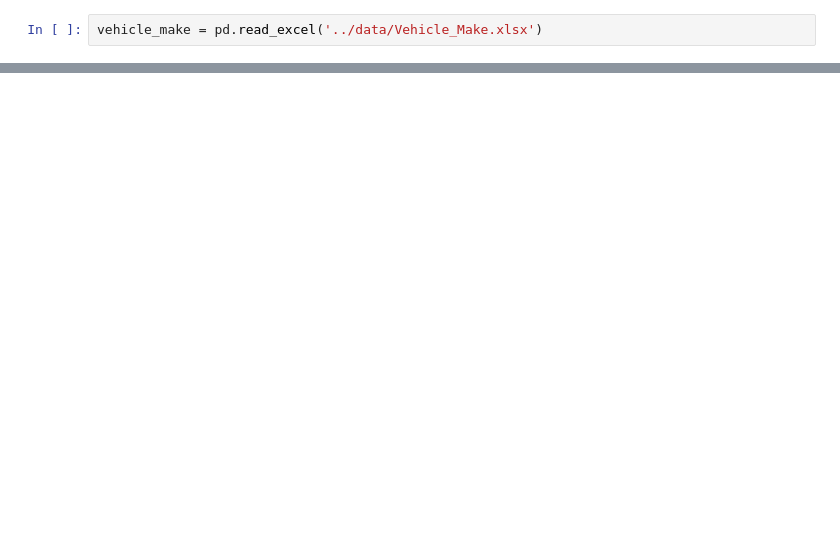
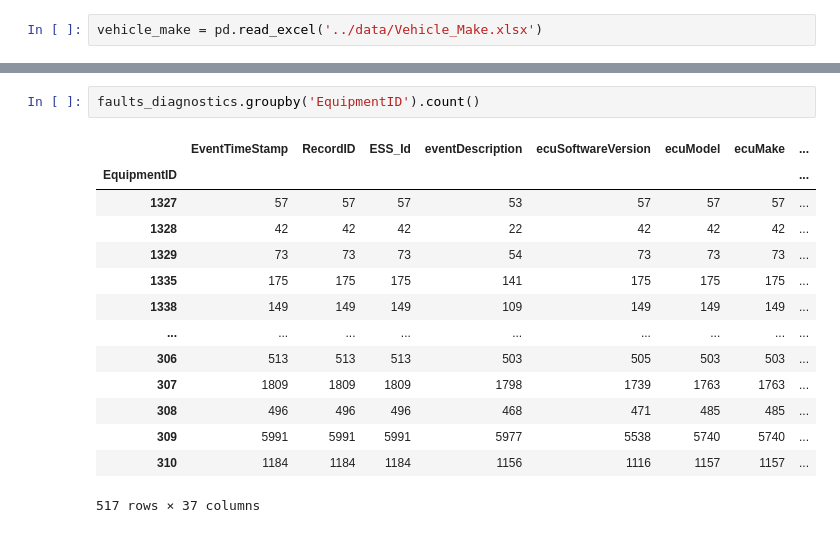
Before and after one commit to nss-data-science-cohort-5/big_g_express-rickrollers, a Jupyter notebook: notebooks/big_g_express.ipynb, the cells around one changed output, grey strips where cells are left out. Saved outputs shown, nothing was run; the diff lists cells and outputs as text; blank space fills up the shorter version.

```diff
--- a/notebooks/big_g_express.ipynb
+++ b/notebooks/big_g_express.ipynb
@@ -213,0 +249,17 @@ vehicle_make = pd.read_excel('../data/Vehicle_Make.xlsx')
+# %%
+faults_diagnostics.groupby('EquipmentID').count()
+# %% [output]
+|  | EventTimeStamp | RecordID | ESS_Id | eventDescription | ecuSoftwareVersion | ecuModel | ecuMake | ... |
+| EquipmentID |  |  |  |  |  |  |  | ... |
+| 1327 | 57 | 57 | 57 | 53 | 57 | 57 | 57 | ... |
+| 1328 | 42 | 42 | 42 | 22 | 42 | 42 | 42 | ... |
+| 1329 | 73 | 73 | 73 | 54 | 73 | 73 | 73 | ... |
+| 1335 | 175 | 175 | 175 | 141 | 175 | 175 | 175 | ... |
+| 1338 | 149 | 149 | 149 | 109 | 149 | 149 | 149 | ... |
+| ... | ... | ... | ... | ... | ... | ... | ... | ... |
+| 306 | 513 | 513 | 513 | 503 | 505 | 503 | 503 | ... |
+| 307 | 1809 | 1809 | 1809 | 1798 | 1739 | 1763 | 1763 | ... |
+| 308 | 496 | 496 | 496 | 468 | 471 | 485 | 485 | ... |
+| 309 | 5991 | 5991 | 5991 | 5977 | 5538 | 5740 | 5740 | ... |
+| 310 | 1184 | 1184 | 1184 | 1156 | 1116 | 1157 | 1157 | ... |
+517 rows × 37 columns
```
Also changed, not shown: parts of 14 cells of this notebook, 1 other file.
